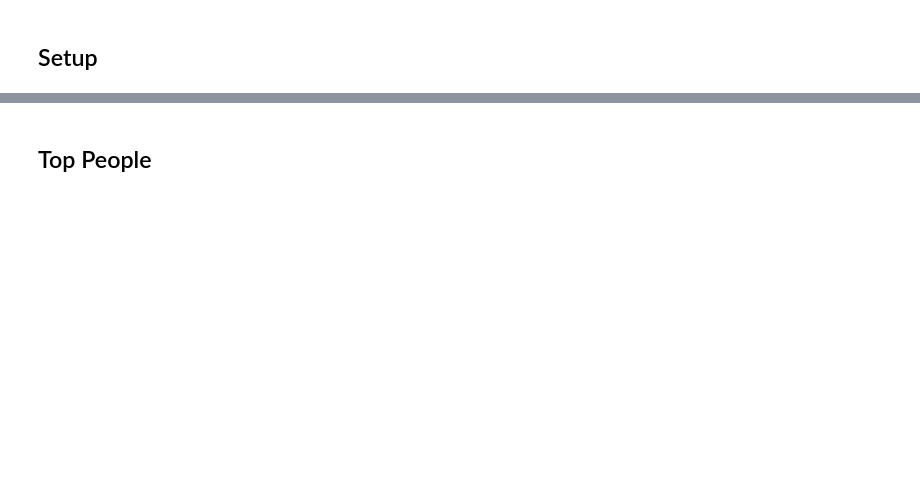
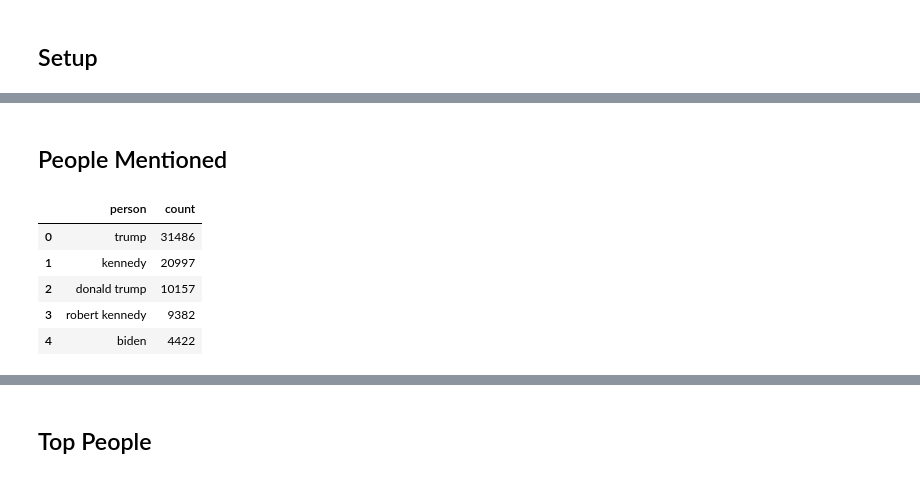
Before and after one commit to amg477/capstone, a Jupyter notebook: analysis/keyword_eda.ipynb, the cells around one changed output, grey strips where cells are left out. Saved outputs shown, nothing was run; the diff lists cells and outputs as text; code cells hidden in the pictures; blank space fills up the shorter version.

```diff
--- a/analysis/keyword_eda.ipynb
+++ b/analysis/keyword_eda.ipynb
@@ -201,0 +21,2 @@ bigrams = pd.read_parquet("../data_storage/final_data/top_1000_bigrams.parquet")
+# %%
+people = pd.read_csv("../data_storage/final_data/persons_detected.csv")
@@ -201,0 +25,11 @@ bigrams = pd.read_parquet("../data_storage/final_data/top_1000_bigrams.parquet")
+# %% [markdown]
+## People Mentioned
+# %%
+people.head()
+# %% [output]
+|  | person | count |
+| 0 | trump | 31486 |
+| 1 | kennedy | 20997 |
+| 2 | donald trump | 10157 |
+| 3 | robert kennedy | 9382 |
+| 4 | biden | 4422 |
```
Also changed, not shown: parts of 24 cells of this notebook, 1 other file.
